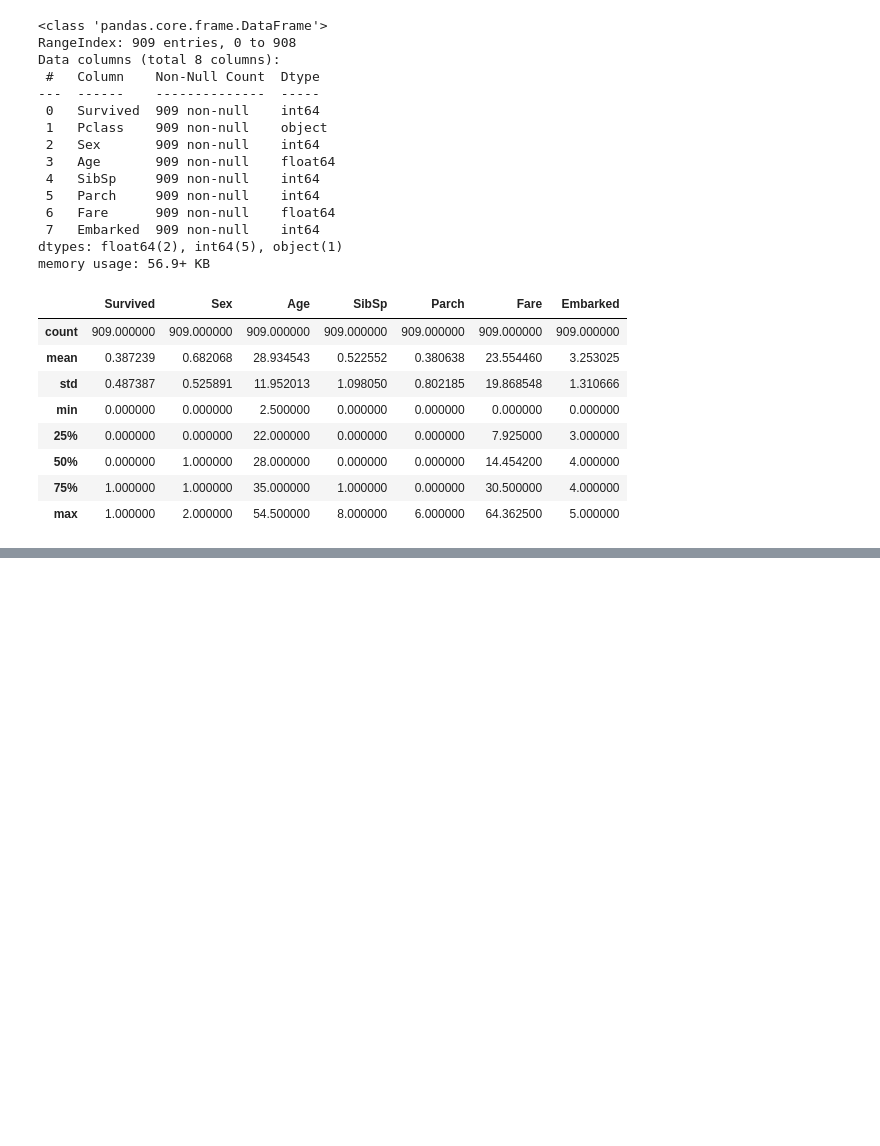
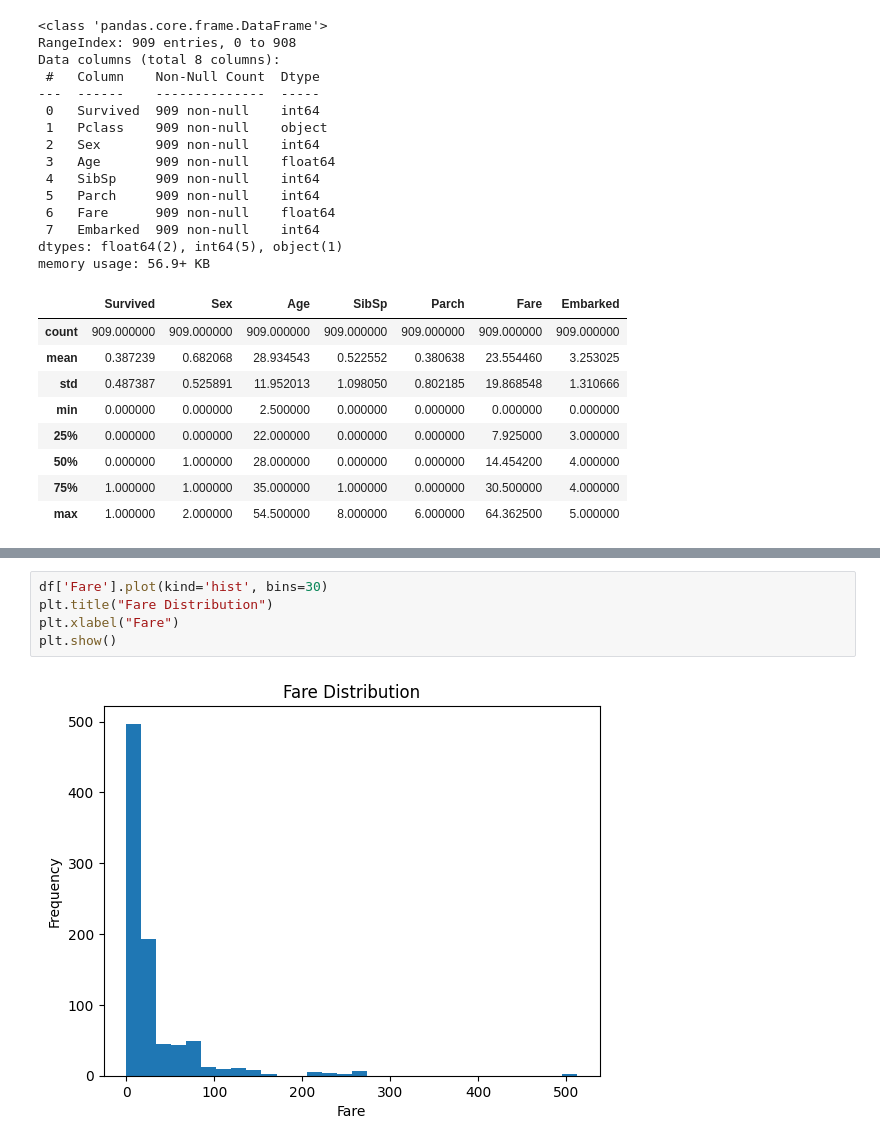
Before and after one commit to softwareWCU/Data-Preprocessing-for-ML-using-Titanic-Dataset, a Jupyter notebook: Titanic_Full_Data_Cleaning_Assignment.ipynb, the cells around one changed output, grey strips where cells are left out. Drawn from its saved outputs; the diff is of its cells as text; blank space fills up the shorter version.

```diff
--- a/Titanic_Full_Data_Cleaning_Assignment.ipynb
+++ b/Titanic_Full_Data_Cleaning_Assignment.ipynb
@@ -189,0 +215,7 @@ print("✅ File saved as titanic_cleaned.csv")
+# %%
+df['Fare'].plot(kind='hist', bins=30)
+plt.title("Fare Distribution")
+plt.xlabel("Fare")
+plt.show()
+# %% [output]
+[figure, added]
```
Also changed, not shown: parts of 48 cells of this notebook.
